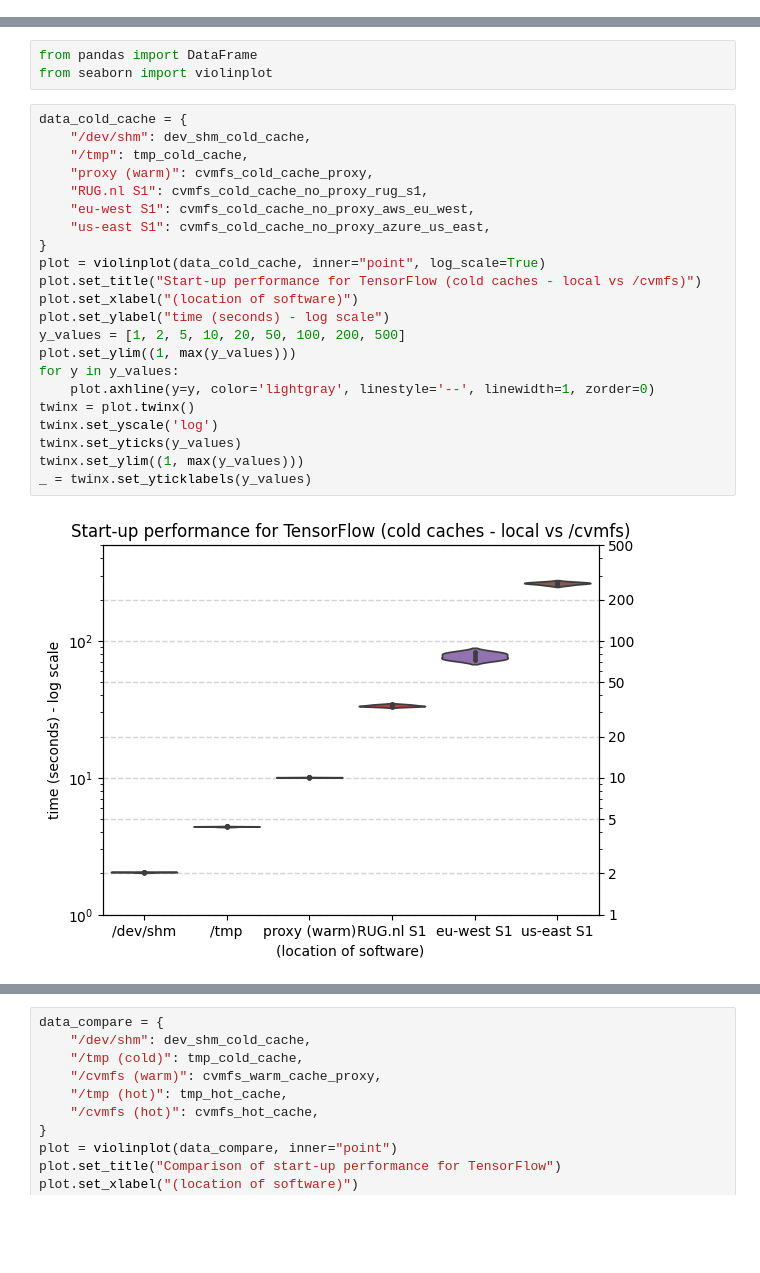
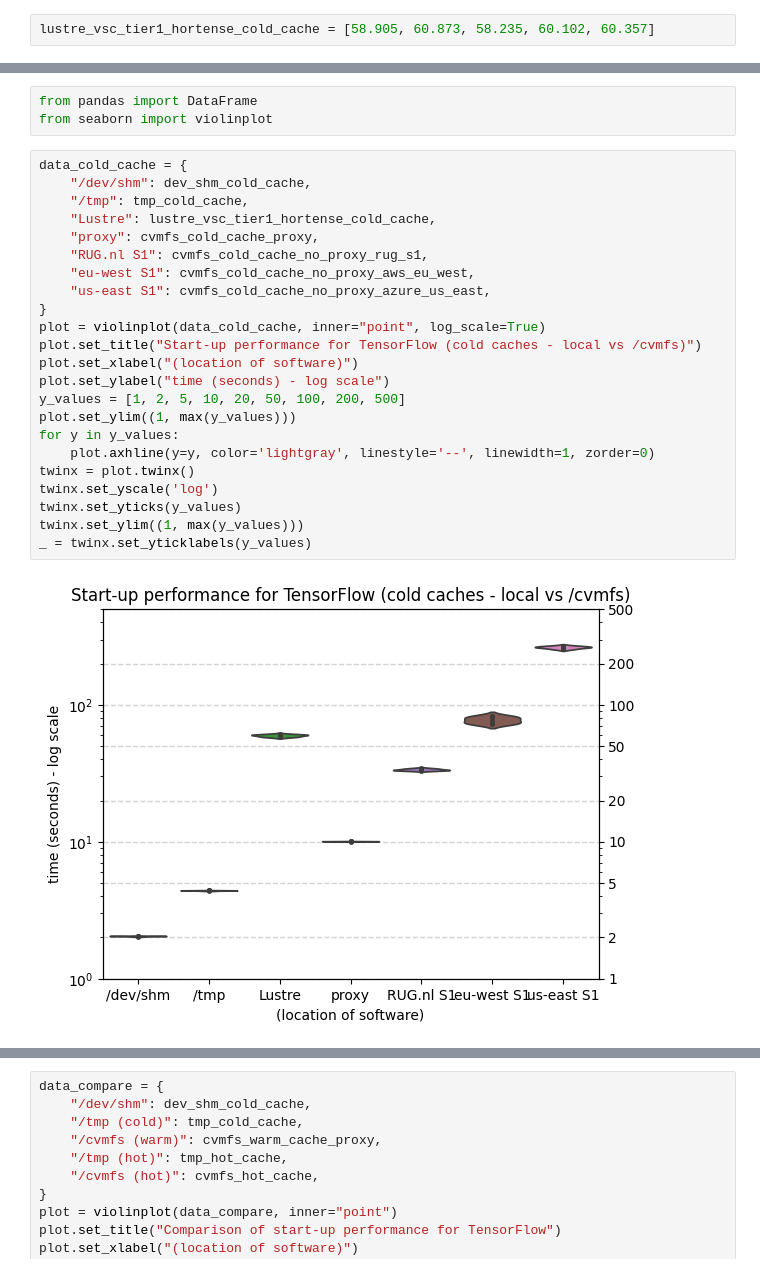
Before and after one commit to multixscale/cvmfs-tutorial-hpc-best-practices, a Jupyter notebook: cvmfs_perf_tensorflow_hpcugent.ipynb, the cells around one changed output, grey strips where cells are left out. Drawn from its saved outputs; the diff is of its cells as text; blank space fills up the shorter version.

```diff
--- a/cvmfs_perf_tensorflow_hpcugent.ipynb
+++ b/cvmfs_perf_tensorflow_hpcugent.ipynb
@@ -17,6 +17,8 @@
 dev_shm_cold_cache = [2.053, 2.033, 2.051, 2.048, 2.055]
 # %%
 tmp_cold_cache = [4.382, 4.408, 4.420, 4.412, 4.413]
+# %%
+lustre_vsc_tier1_hortense_cold_cache = [58.905, 60.873, 58.235, 60.102, 60.357]
 # %%
 cvmfs_cold_cache_proxy = [10.094, 10.095, 10.047, 10.066, 10.080]
 # %%
@@ -45,26 +49,27 @@ from seaborn import violinplot
 # %%
 data_cold_cache = {
     "/dev/shm": dev_shm_cold_cache,
     "/tmp": tmp_cold_cache,
-    "proxy (warm)": cvmfs_cold_cache_proxy,
+    "Lustre": lustre_vsc_tier1_hortense_cold_cache,
+    "proxy": cvmfs_cold_cache_proxy,
     "RUG.nl S1": cvmfs_cold_cache_no_proxy_rug_s1,
     "eu-west S1": cvmfs_cold_cache_no_proxy_aws_eu_west,
     "us-east S1": cvmfs_cold_cache_no_proxy_azure_us_east,
 }
 plot = violinplot(data_cold_cache, inner="point", log_scale=True)
 plot.set_title("Start-up performance for TensorFlow (cold caches - local vs /cvmfs)")
 plot.set_xlabel("(location of software)")
 plot.set_ylabel("time (seconds) - log scale")
 y_values = [1, 2, 5, 10, 20, 50, 100, 200, 500]
 plot.set_ylim((1, max(y_values)))
 for y in y_values:
     plot.axhline(y=y, color='lightgray', linestyle='--', linewidth=1, zorder=0)
 twinx = plot.twinx()
 twinx.set_yscale('log')
 twinx.set_yticks(y_values)
 twinx.set_ylim((1, max(y_values)))
 _ = twinx.set_yticklabels(y_values)
 # %% [output]
-[figure, old version]
+[figure, new version]
 # %%
 data_warm_cache = {
```
Also changed, not shown: parts of 3 cells of this notebook.
